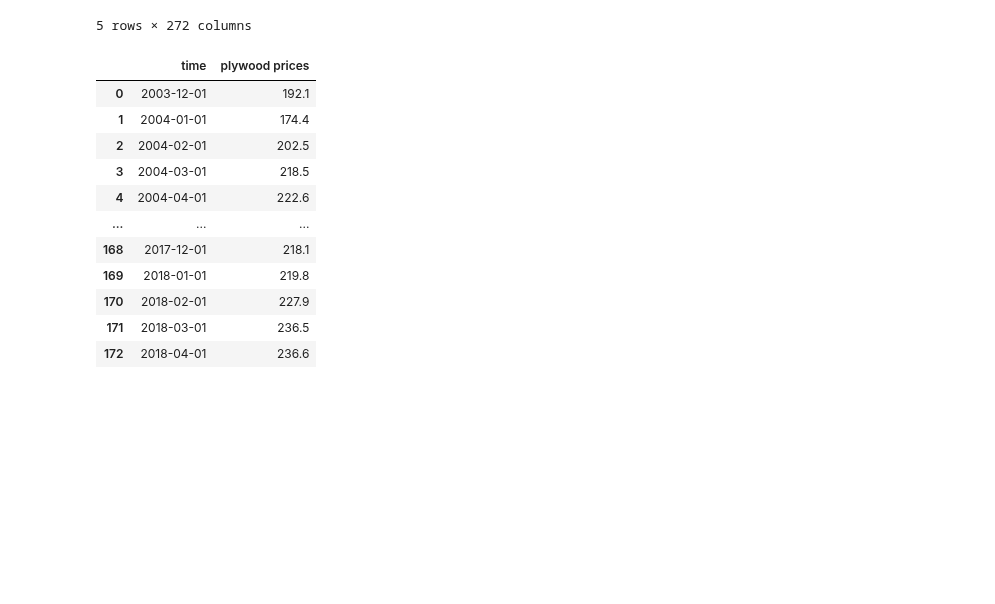
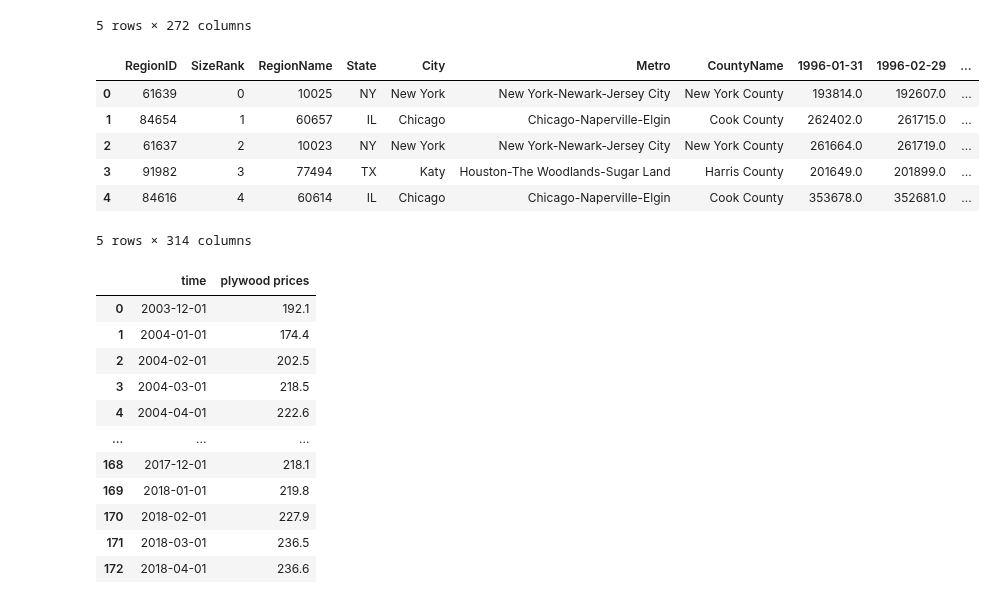
Before and after one commit to fivearm/Phase_4_Project, a Jupyter notebook: check.ipynb, the cells around one changed output. Drawn from its saved outputs; the diff is of its cells as text; code cells hidden in the pictures; blank space fills up the shorter version.

```diff
--- a/check.ipynb
+++ b/check.ipynb
@@ -29,6 +30,20 @@ df.head()
 | 3 | 84616 | 60614 | Chicago | IL | Chicago | Cook | 4 | 498100.0 | 500900.0 | 503100.0 | ... |
 | 4 | 93144 | 79936 | El Paso | TX | El Paso | El Paso | 5 | 77300.0 | 77300.0 | 77300.0 | ... |
 5 rows × 272 columns
+# %%
+try:
+    df_1.drop(['StateName', 'RegionType'], axis = 1, inplace=True)
+except:
+    pass
+df_1.head()
+# %% [output]
+|  | RegionID | SizeRank | RegionName | State | City | Metro | CountyName | 1996-01-31 | 1996-02-29 | ... |
+| 0 | 61639 | 0 | 10025 | NY | New York | New York-Newark-Jersey City | New York County | 193814.0 | 192607.0 | ... |
+| 1 | 84654 | 1 | 60657 | IL | Chicago | Chicago-Naperville-Elgin | Cook County | 262402.0 | 261715.0 | ... |
+| 2 | 61637 | 2 | 10023 | NY | New York | New York-Newark-Jersey City | New York County | 261664.0 | 261719.0 | ... |
+| 3 | 91982 | 3 | 77494 | TX | Katy | Houston-The Woodlands-Sugar Land | Harris County | 201649.0 | 201899.0 | ... |
+| 4 | 84616 | 4 | 60614 | IL | Chicago | Chicago-Naperville-Elgin | Cook County | 353678.0 | 352681.0 | ... |
+5 rows × 314 columns
 # %%
 lumber.rename({'WPU083': 'plywood prices', 'DATE': 'time'}, axis=1, inplace=True)
 lumber
```
Also changed, not shown: parts of 59 cells of this notebook, 3 other files.
